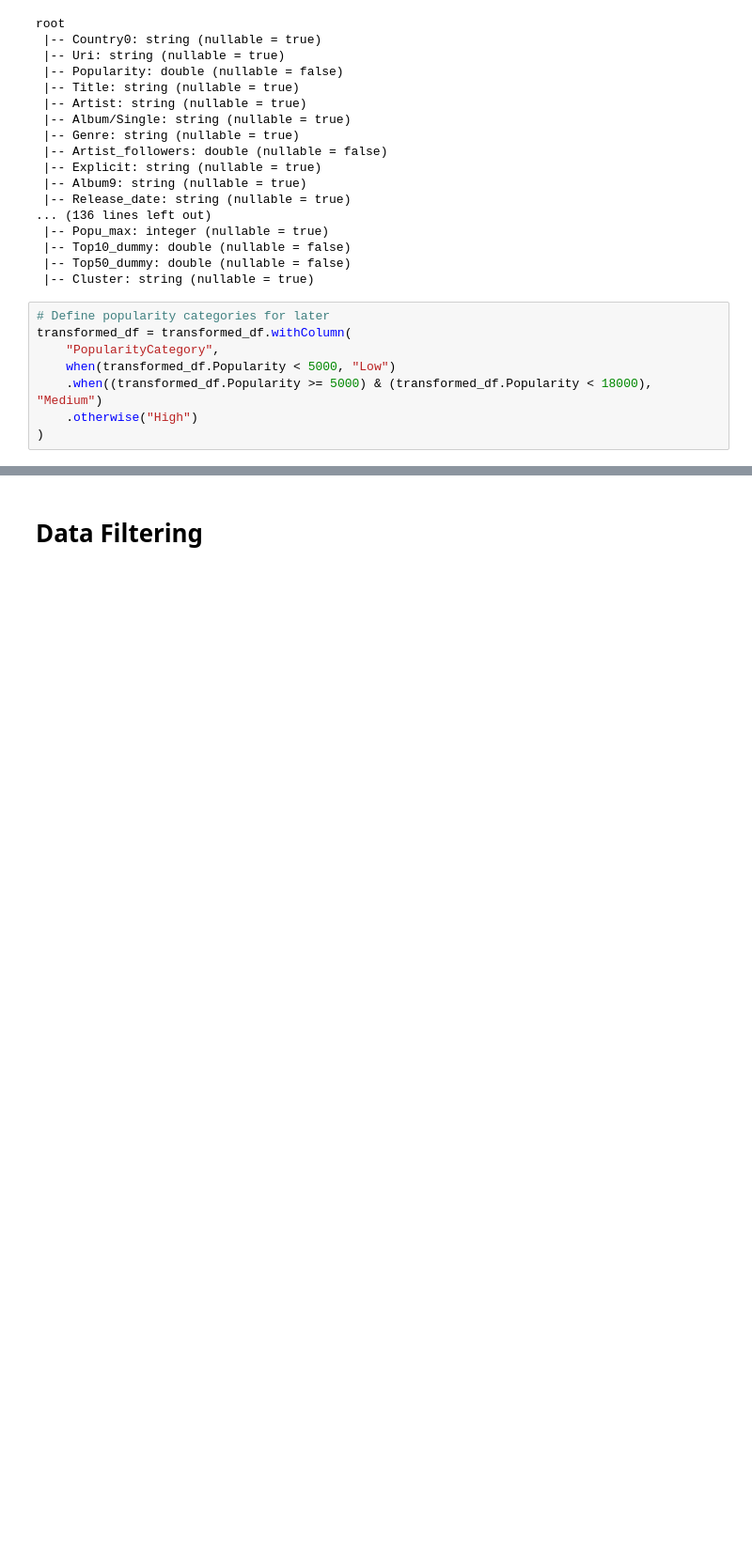
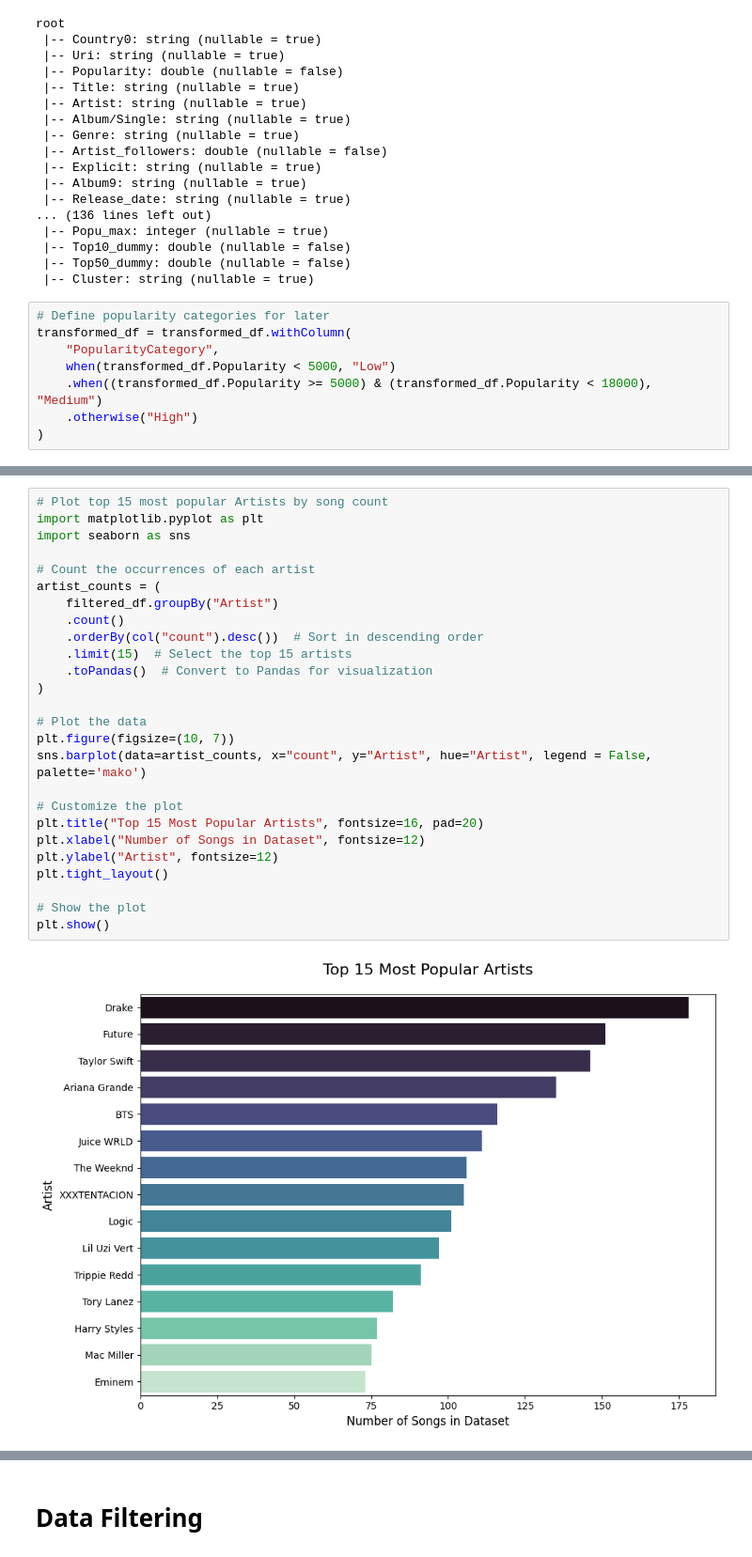
Before and after one commit to nathanbrz/Music_Analytics_and_Recommendation, a Jupyter notebook: code/FeatureReduction.ipynb, the cells around one changed output, grey strips where cells are left out. Shown at 94% size. Drawn from its saved outputs; the diff is of its cells as text; blank space fills up the shorter version.

```diff
--- a/code/FeatureReduction.ipynb
+++ b/code/FeatureReduction.ipynb
@@ -186,0 +240,28 @@ transformed_df = transformed_df.withColumn(
+# %%
+# Plot top 15 most popular Artists by song count
+import matplotlib.pyplot as plt
+import seaborn as sns
+
+# Count the occurrences of each artist
+artist_counts = (
+    filtered_df.groupBy("Artist")
+    .count()
+    .orderBy(col("count").desc())  # Sort in descending order
+    .limit(15)  # Select the top 15 artists
+    .toPandas()  # Convert to Pandas for visualization
+)
+
+# Plot the data
+plt.figure(figsize=(10, 7))
+sns.barplot(data=artist_counts, x="count", y="Artist", hue="Artist", legend = False, palette='mako')
+
+# Customize the plot
+plt.title("Top 15 Most Popular Artists", fontsize=16, pad=20)
+plt.xlabel("Number of Songs in Dataset", fontsize=12)
+plt.ylabel("Artist", fontsize=12)
+plt.tight_layout()
+
+# Show the plot
+plt.show()
+# %% [output]
+[figure, added]
```
Also changed, not shown: parts of 20 cells of this notebook.
